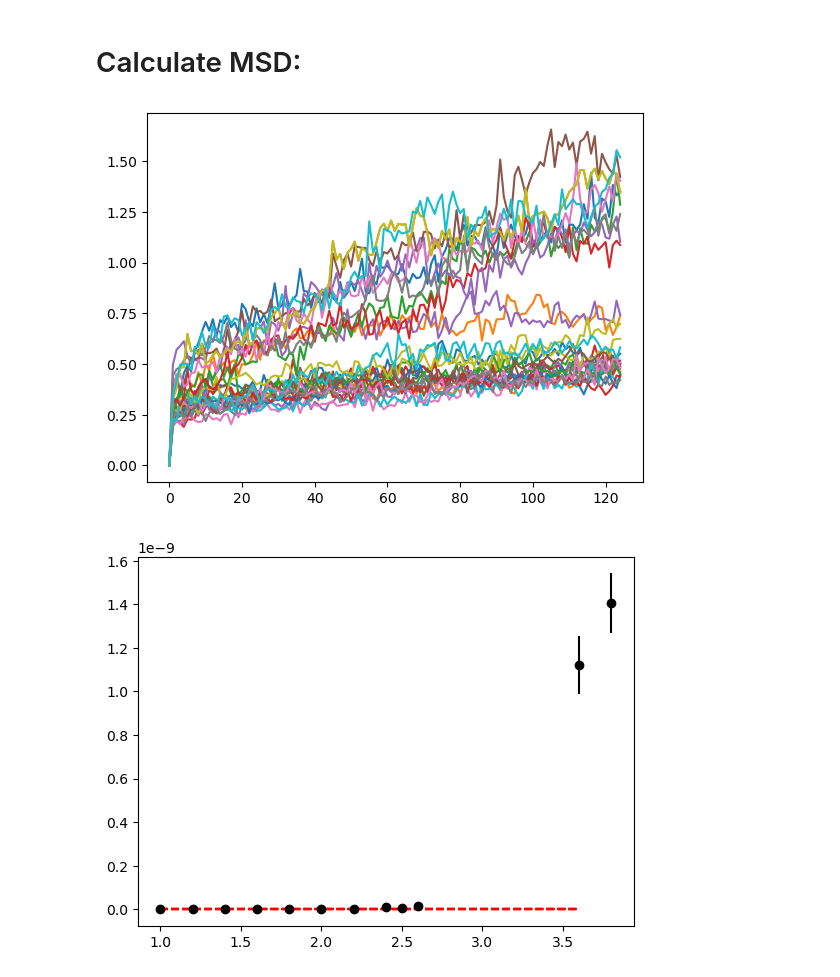
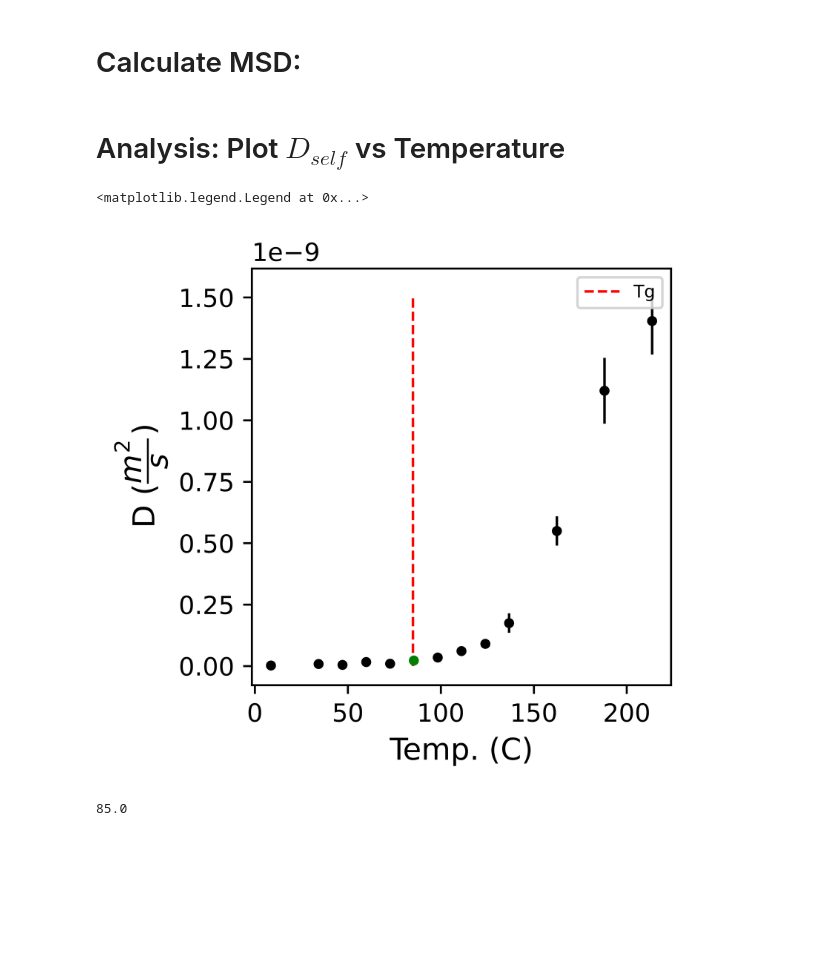
Before and after one commit to chrisjonesBSU/pps-msibi, a Jupyter notebook: notebooks/sampling-msd.ipynb, the cells around one changed output. Saved outputs shown, nothing was run; the diff lists cells and outputs as text; code cells hidden in the pictures; blank space fills up the shorter version.

```diff
--- a/notebooks/sampling-msd.ipynb
+++ b/notebooks/sampling-msd.ipynb
@@ -43,5 +76,5 @@ for job in project.find_jobs({"doc.volume_sampled": True}):
 # %%
-for job in project.find_jobs({"doc.volume_sampled": True, "doc.nvt_equilibrated": False}):
+for job in project.find_jobs({"doc.skip_npt_equil": True, "doc.nvt_equilibrated": False}):
     if job.doc.nvt_runs < 1:
         continue
     data = np.genfromtxt(job.fn("log-nvt0.txt"), names=True)
@@ -56,7 +89,7 @@ for job in project.find_jobs({"doc.volume_sampled": True, "doc.nvt_equilibrated"
 # %%
 for job in project.find_jobs(filter={
     "doc.nvt_equilibrated": False,
-    "doc.volume_sampled": True}
+    "doc.skip_npt_equil": True}
 ):
     if job.doc.nvt_runs < 1:
         continue
@@ -121,11 +145,28 @@ for job in project.find_jobs(filter={"doc.nvt_equilibrated": True, "doc.msd_samp
     job.doc.D = np.mean(window_slopes)
     job.doc.D_std = np.std(window_slopes)
     job.doc.msd_sampled = True
-# %% [output]
-[figure, removed]
+# %% [markdown]
+# Analysis: Plot $D_{self}$ vs Temperature
 # %%
 for job in project.find_jobs(filter={"doc.nvt_equilibrated": True, "doc.msd_sampled": True, "sigma_scale": 0.955}):
-    plt.errorbar(x=job.sp.kT, y=job.doc.D, yerr=job.doc.D_std, marker="o", color="k")
-    plt.hlines(xmin=1.0, xmax=3.6, y=0, ls="--", color="r")
+    if job.sp.kT < 2.2: continue
+    if job.sp.kT == 2.8:
+        c="green"
+        label="Tg
+    else:
+        c="k"
+    T = kT_to_T(job.sp.kT, epsilon=1065)
+    plt.errorbar(x=T, y=job.doc.D, yerr=job.doc.D_std, marker="o", color=c, markersize=3)
+
+plt.hlines(xmin=0, xmax=220, y=0, ls="--", color="r")
+#plt.vlines(x=(358.15-273.15), ymin=0, ymax=1.5E-9, label="Tg", linestyle="--", color="r")
+plt.xlabel("Temp. (C)")
+plt.ylabel("D $(\dfrac{m^2}{s})$")
+plt.legend()
 # %% [output]
+<matplotlib.legend.Legend at 0x...>
-[figure, old version]
+[figure, new version]
+# %%
+358.15-273.15
+# %% [output]
+85.0
```
Also changed, not shown: parts of 4 cells of this notebook, 6 other files.
